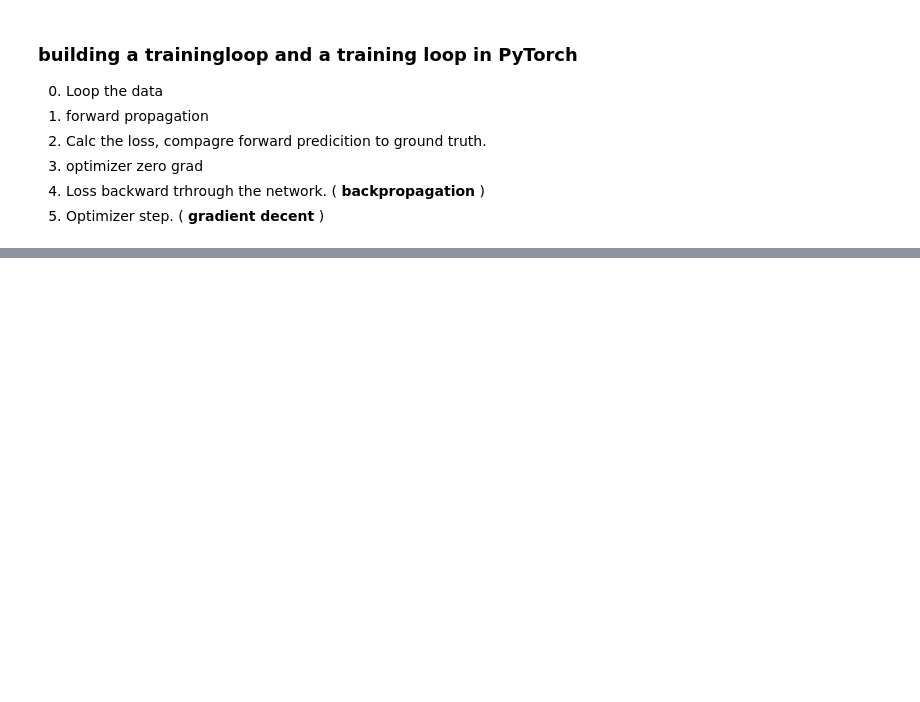
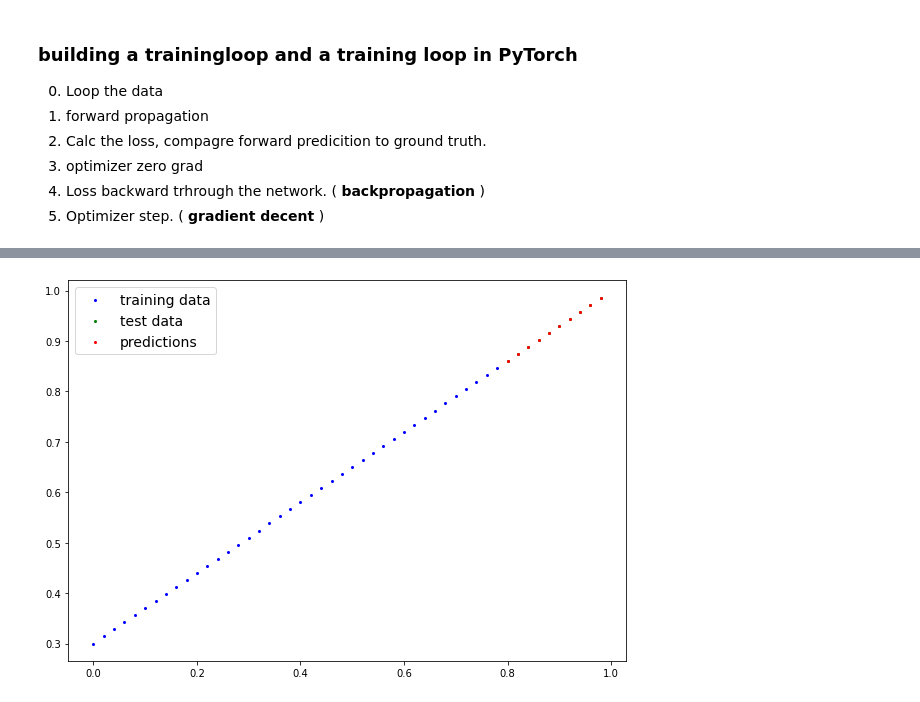
Before and after one commit to IamAtreus/00-Tensorflow, a Jupyter notebook: 01_PyTorch_workflow.ipynb, the cells around one changed output, grey strips where cells are left out. Drawn from its saved outputs; the diff is of its cells as text; code cells hidden in the pictures; blank space fills up the shorter version.

```diff
--- a/01_PyTorch_workflow.ipynb
+++ b/01_PyTorch_workflow.ipynb
@@ -140,9 +140,9 @@ OrderedDict([('weights', tensor([0.3367])), ('bias', tensor([0.1288]))])
 # using torch.interence_mode()
 
 with torch.inference_mode(): # context manager
-  y_pred = model_0(X_test)
+  y_preds = model_0(X_test)
 
-y_pred
+y_preds
 # %% [output]
 tensor([[0.3982],
         [0.4049],
@@ -213,0 +271,7 @@ for epoch in range(epochs):
+# %%
+with torch.inference_mode():
+  y_preds_new = model_0(X_test)
+# %%
+plot_predictions(predictions=y_preds_new);
+# %% [output]
+[figure, added]
```
Also changed, not shown: parts of 5 cells of this notebook.
